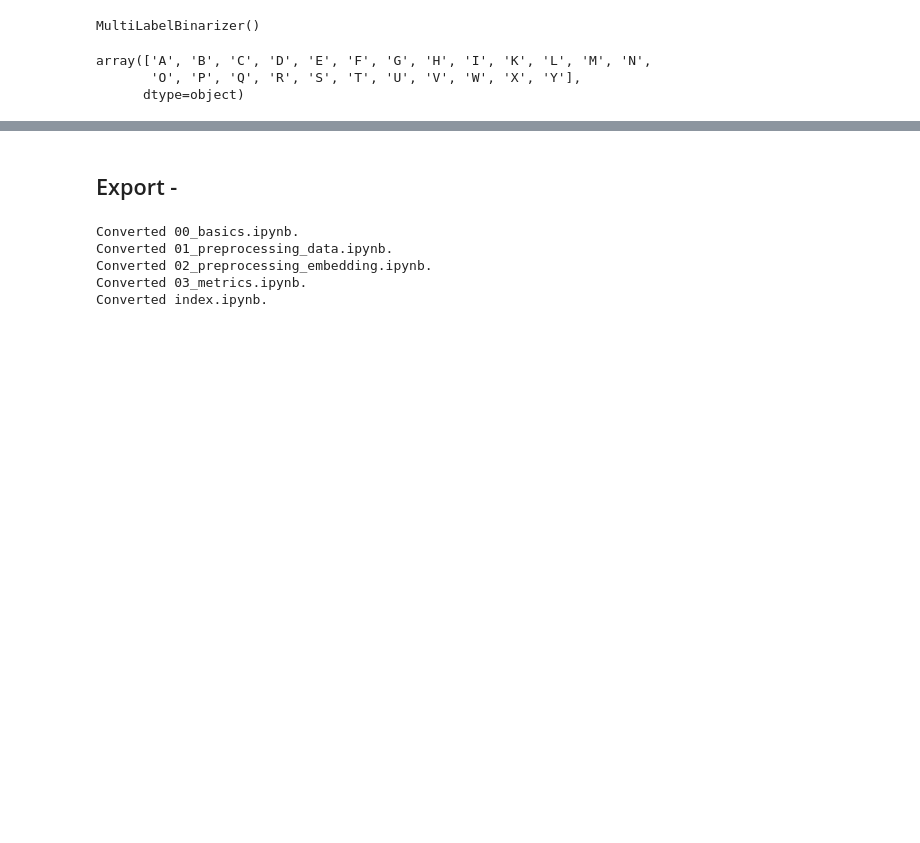
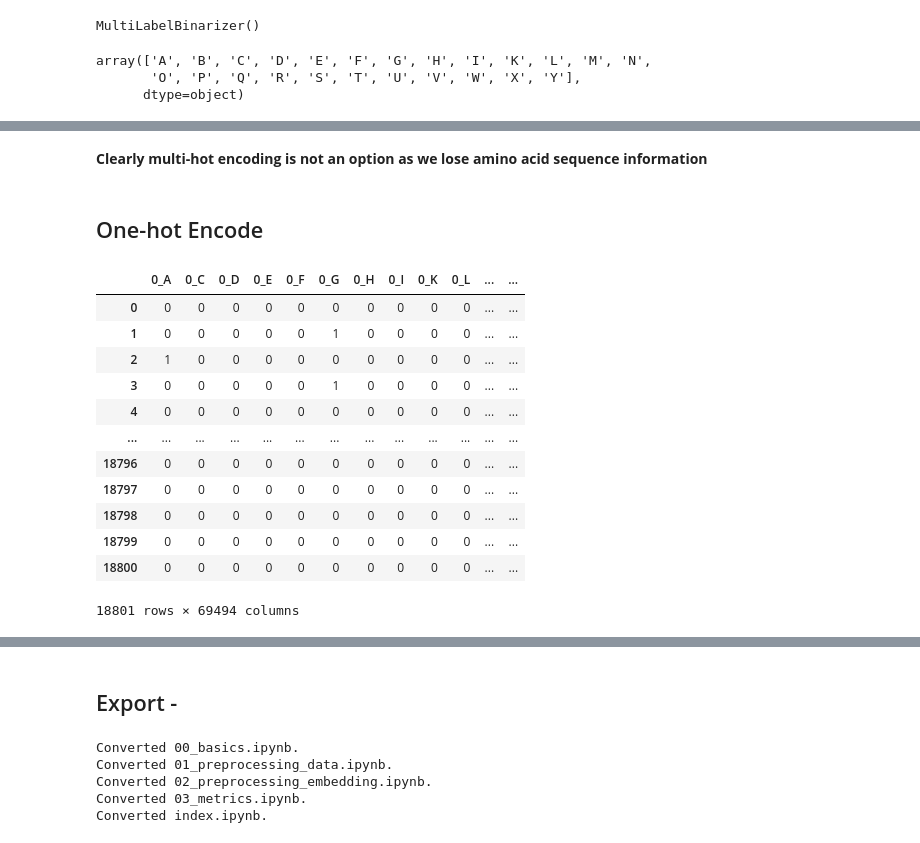
Before and after one commit to vin00d/peptide, a Jupyter notebook: 02_preprocessing_embedding.ipynb, the cells around one changed output, grey strips where cells are left out. Cells and saved outputs as stored; diff of their text form; code cells hidden in the pictures; blank space fills up the shorter version.

Commit message:
one-hot vs multi-hot, pandas vs sklearn - exploration complete

```diff
--- a/02_preprocessing_embedding.ipynb
+++ b/02_preprocessing_embedding.ipynb
@@ -42,0 +198,2 @@ merged_train_df.iloc[:2]
+# %%
+pd.set_option('display.max_columns', 150)
@@ -42,0 +214,2 @@ merged_train_df.iloc[:2]
+# %%
+pd.reset_option('display.max_columns')
@@ -61,0 +289,39 @@ array(['A', 'B', 'C', 'D', 'E', 'F', 'G', 'H', 'I', 'K', 'L', 'M', 'N',
+# %% [markdown]
+**Clearly multi-hot encoding is not an option as we lose amino acid sequence information**
+# %% [markdown]
+## One-hot Encode
+# %%
+#export
+
+def one_hot_encode(df):
+    '''Create and return one-hot encoded features'''
+
+    df = df.copy()
+    df['seq_list'] = df['sequence'].apply(lambda x: list(x))
+    df['lenghts'] = df['sequence'].apply(lambda x: len(x))
+    features_df = pd.DataFrame(df['seq_list'].to_list())
+
+    ohe = OneHotEncoder(sparse=True)
+    transformed_data = ohe.fit_transform(features_df)
+    transformed_df = pd.DataFrame(transformed_data, index=features_df.index)
+
+    # features_ohe = pd.get_dummies(features_df, sparse=True)
+    return ohe, transformed_df, features_df, df
+# %%
+features_ohe, features_df, df  = one_hot_encode(merged_train_df)
+# %%
+features_ohe
+# %% [output]
+|  | 0_A | 0_C | 0_D | 0_E | 0_F | 0_G | 0_H | 0_I | 0_K | 0_L | ... | ... |
+| 0 | 0 | 0 | 0 | 0 | 0 | 0 | 0 | 0 | 0 | 0 | ... | ... |
+| 1 | 0 | 0 | 0 | 0 | 0 | 1 | 0 | 0 | 0 | 0 | ... | ... |
+| 2 | 1 | 0 | 0 | 0 | 0 | 0 | 0 | 0 | 0 | 0 | ... | ... |
+| 3 | 0 | 0 | 0 | 0 | 0 | 1 | 0 | 0 | 0 | 0 | ... | ... |
+| 4 | 0 | 0 | 0 | 0 | 0 | 0 | 0 | 0 | 0 | 0 | ... | ... |
+| ... | ... | ... | ... | ... | ... | ... | ... | ... | ... | ... | ... | ... |
+| 18796 | 0 | 0 | 0 | 0 | 0 | 0 | 0 | 0 | 0 | 0 | ... | ... |
+| 18797 | 0 | 0 | 0 | 0 | 0 | 0 | 0 | 0 | 0 | 0 | ... | ... |
+| 18798 | 0 | 0 | 0 | 0 | 0 | 0 | 0 | 0 | 0 | 0 | ... | ... |
+| 18799 | 0 | 0 | 0 | 0 | 0 | 0 | 0 | 0 | 0 | 0 | ... | ... |
+| 18800 | 0 | 0 | 0 | 0 | 0 | 0 | 0 | 0 | 0 | 0 | ... | ... |
+18801 rows × 69494 columns
```
Also changed, not shown: parts of 49 cells of this notebook, 15 other files.
